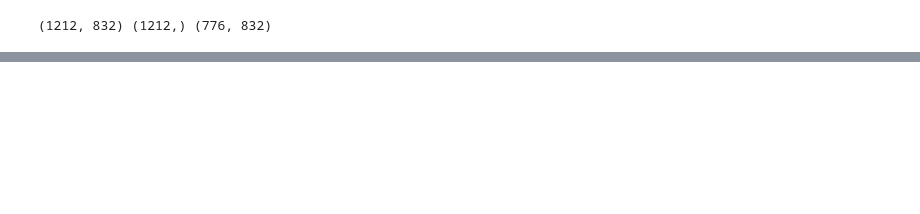
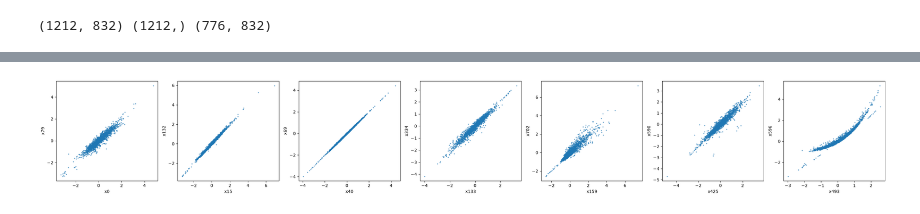
Before and after one commit to DavidTokar12/AML, a Jupyter notebook: notebooks/feature_selection.ipynb, the cells around one changed output, grey strips where cells are left out. Saved outputs shown, nothing was run; the diff lists cells and outputs as text; code cells hidden in the pictures; blank space fills up the shorter version.

```diff
--- a/notebooks/feature_selection.ipynb
+++ b/notebooks/feature_selection.ipynb
@@ -87,0 +203,17 @@ Dropping 4 constant features: ['x104', 'x129', 'x489', 'x530']
+# %%
+spearman = X_all.corr(method="spearman").abs()
+rows = []
+for t in np.arange(0.99, 0.695, -0.01).round(2):
+    gs = copy_groups(spearman, t)
+    largest = max(gs, key=len)
+    rows.append(
+        {
+            "threshold": t,
+            "groups": len(gs),
+            "removed": sum(map(len, gs)) - len(gs),
+            "largest": len(largest),
+            "min_corr": spearman.loc[largest, largest].min().min(),
+            "sizes": sorted(map(len, gs), reverse=True),
+        }
+    )
+pd.DataFrame(rows)
@@ -87,0 +238,10 @@ Dropping 4 constant features: ['x104', 'x129', 'x489', 'x530']
+# %%
+COPY_THRESHOLD = 0.94  # lowest threshold before groups start chaining together
+groups = copy_groups(spearman, COPY_THRESHOLD)
+pd.DataFrame(
+    {
+        "size": [len(g) for g in groups],
+        "min_corr": [spearman.loc[g, g].min().min() for g in groups],
+        "members": groups,
+    }
+)
@@ -87,0 +257,11 @@ Dropping 4 constant features: ['x104', 'x129', 'x489', 'x530']
+# %%
+fig, axes = plt.subplots(1, len(groups), figsize=(4 * len(groups), 4))
+for ax, g in zip(axes, groups, strict=True):
+    W = aligned_copies(X_all, g)
+    ax.scatter(W.iloc[:, 0], W.iloc[:, 1], s=3, alpha=0.5)
+    ax.set_xlabel(g[0])
+    ax.set_ylabel(g[1])
+plt.tight_layout()
+plt.show()
+# %% [output]
+[figure, added]
```
Also changed, not shown: parts of 30 cells of this notebook, 8 other files.
